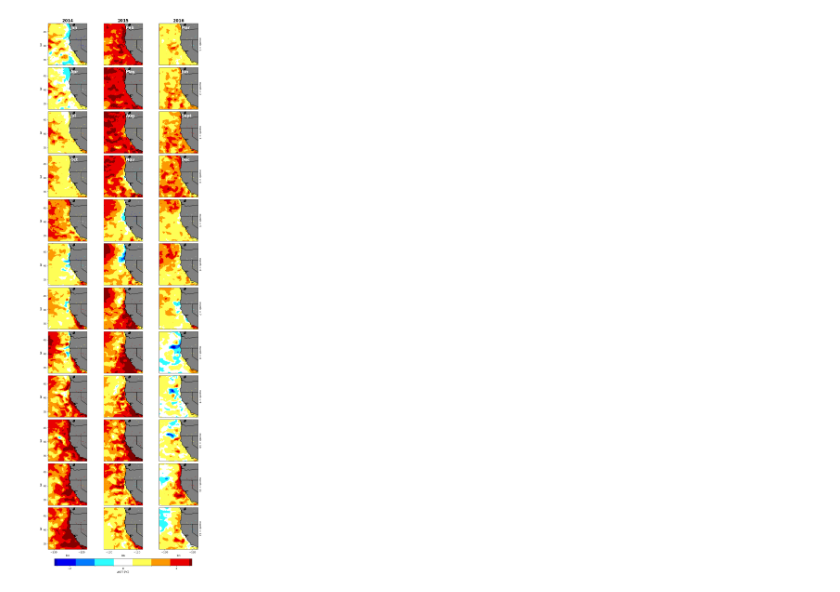
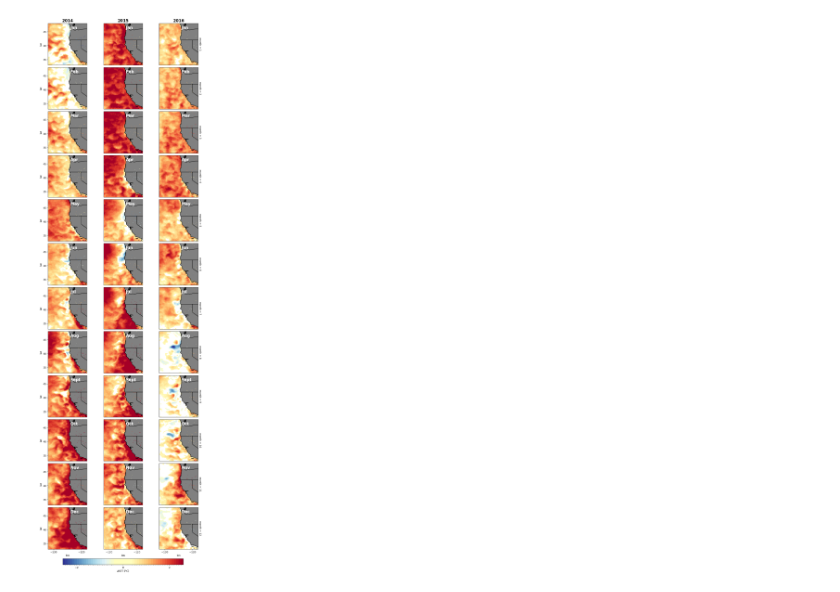
Before and after one commit to UCB-stat-159-s23/hw03-Group16, a Jupyter notebook: climate-Q04.ipynb, the cells around one changed output. Saved outputs shown, nothing was run; the diff lists cells and outputs as text; code cells hidden in the pictures.

```diff
--- a/climate-Q04.ipynb
+++ b/climate-Q04.ipynb
@@ -20,5 +20,7 @@ ds = xr.open_dataset("~/shared/climate-data/ds_hw.nc")
 #change into Celcius
 ds['analysed_sst'] = ds.analysed_sst - 273.15
 # %%
-#Get the selected data as a reference 2002-2012 data
+#Get the selected data as a reference 2002-2012 data, calculate mean and SD
 test = ds.sel(time=slice('2002-06-01', '2012-12-31'))
+test_mean = test.analysed_sst.groupby('time.month').mean()
+test_sd = test.analysis_error.groupby('time.month').mean()
@@ -51,42 +44,48 @@ sd_2016 = diff_2016 / test_sd_m
 diff_2014 = diff_2014.assign_coords(year="year").expand_dims(dim=dict(year= [2014]))
 diff_2015 = diff_2015.assign_coords(year="year").expand_dims(dim=dict(year= [2015]))
 diff_2016 = diff_2016.assign_coords(year="year").expand_dims(dim=dict(year= [2016]))
+# %%
+#mask the points where the difference is less than 1 SD for the month/coordinate
+masked_2014 = diff_2014.where(abs(diff_2014) >= test_sd)
+masked_2015 = diff_2015.where(abs(diff_2015) >= test_sd)
+masked_2016 = diff_2016.where(abs(diff_2016) >= test_sd)
 # %%
-combined_anomalies = xr.merge([diff_2014, diff_2015, diff_2016])
+#combine into one dara array to use for plotting
+combined_anomalies = xr.merge([masked_2014, masked_2015, masked_2016])
 anomaly = combined_anomalies.analysed_sst
 # %%
 #plot
-levels = [-2.5, -1.75, -1.25, -0.3,0.3,1.25, 1.75,2.5]
-colors = ["#0000AE", "#0100F3", "#017BFE", "#2DFDFE", "#FFFFFF", "#FEFE56" , "#FC9802", "#E90001", "#840000"]
+levels = [round(x, 1) for x in np.arange(-2.5,2.6, 0.1) if abs(x)>0.34]
 titles = ["Jan","Feb","Mar","Apr","May","Jun","Jul","Aug","Sept","Oct","Nov","Dec"]
 year = ['2014', '2015', '2016']
+
 z = anomaly.plot(col='year', row = "month", x = 'lon', y = 'lat', col_wrap=3,
         transform=ccrs.PlateCarree(),
         levels = levels,
-        colors = colors,
+        #colors = colors,
+        #vmin = -2.5, vmax = 2.5,
+        cmap = 'RdBu_r',
         subplot_kws={'projection': ccrs.PlateCarree()},
         cbar_kwargs={'orientation': 'horizontal', 'label' : 'ΔSST (°C)', "ticks":[-2,0,2],
-                    'pad':0.015, 'shrink' : 0.8, 'extendrect':True, 'extendfrac' : 0.02})
-
-for ax, title in zip(z.axes.flatten(), titles):
-            ax.annotate(title, xy = (-124, 46), fontsize = 16, color = "white", weight='semibold')
-            ax.set_title("")
+                    'pad':0.015, 'shrink' : 0.7, 'extendrect':True, 'extendfrac' : 0.02, 'spacing':'proportional'})
 
 for i in range(12):
     z.axes[i,0].set_yticks([35,40,45])
+    for j in range(3):
+        z.axes[11,j].set_xticks([-130,-120])
+        z.axes[i,j].set_title("")
+        z.axes[0,j].set_title(year[j], fontsize = 16, weight='semibold')
+        z.axes[i,j].annotate(titles[i], xy = (-124, 46),fontsize = 16, weight = "semibold", color = 'white')
 
-for j in range(3):
-    z.axes[11,j].set_xticks([-130,-120])
-    z.axes[0,j].set_title(year[j], fontsize = 16, weight='semibold')
 
 for ax in z.axes.flat:
     ax.add_feature(cfeature.BORDERS)
     ax.coastlines("10m", color="k")
     ax.add_feature(cfeature.LAND, color="grey")
     ax.add_feature(cfeature.STATES.with_scale("10m"))
 
 #plt.savefig('Q4.png')
 # %% [output]
-[figure, old version]
+[figure, new version]
 # %%
 #TO DO:
```
Also changed, not shown: parts of 5 cells of this notebook.
